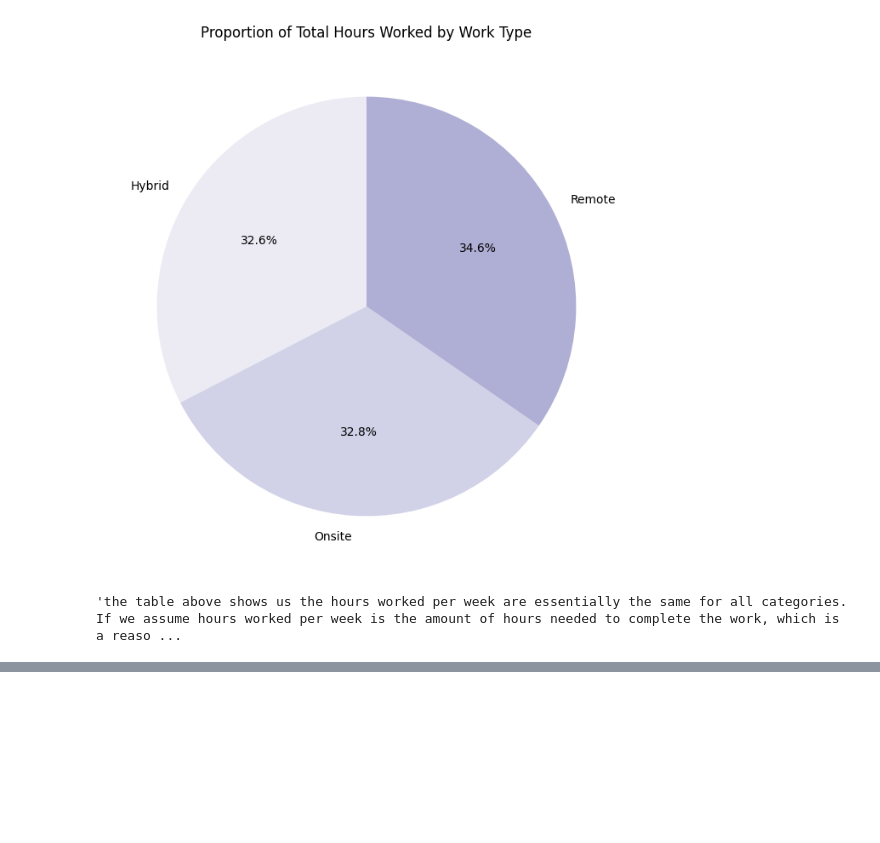
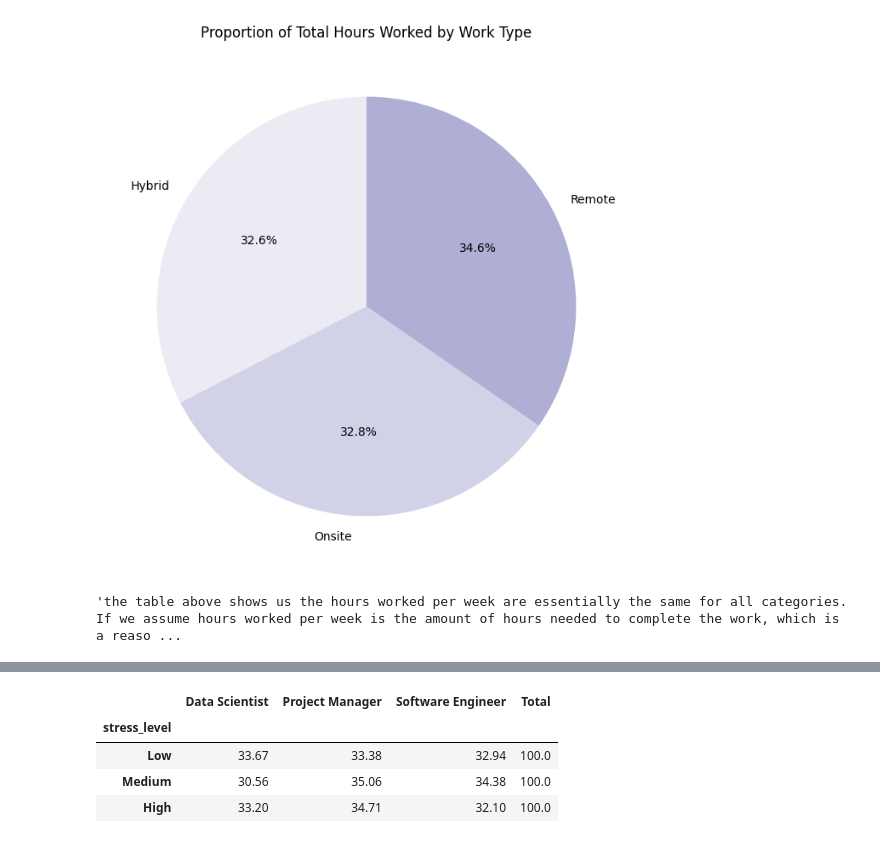
Before and after one commit to najafriederike/first_project, a Jupyter notebook: notebooks/main_lab.ipynb, the cells around one changed output, grey strips where cells are left out. Saved outputs shown, nothing was run; the diff lists cells and outputs as text; code cells hidden in the pictures; blank space fills up the shorter version.

```diff
--- a/notebooks/main_lab.ipynb
+++ b/notebooks/main_lab.ipynb
@@ -626,0 +403,24 @@ work_type_productivity()
+# %%
+# Creating table to show the distribution of employees working in the three different job types for low, medium and high stress levels
+
+def stress_jobrole_rel(df2_cleaned):
+    """
+    Displaying correlation between stress levels (low, medium, high) and job role (Data Scientist, Project Manager, Software Engineer)
+    """
+    df_stress = df2_cleaned.groupby("stress_level")["job_role"].apply(lambda x: (x.value_counts(normalize=True) * 100))
+    df_stress = df_stress.unstack()
+    row_order = ['Low', 'Medium', 'High']
+    df_stress = df_stress.loc[row_order]
+    df_stress['Total'] = df_stress.sum(axis=1)
+    df_stress = df_stress.round({'Data Scientist':2, 'Project Manager':2, 'Software Engineer':2})
+
+    return df_stress
+
+stress_jobrole_table = stress_jobrole_rel(df2_cleaned)
+stress_jobrole_table
+# %% [output]
+|  | Data Scientist | Project Manager | Software Engineer | Total |
+| stress_level |  |  |  |  |
+| Low | 33.67 | 33.38 | 32.94 | 100.0 |
+| Medium | 30.56 | 35.06 | 34.38 | 100.0 |
+| High | 33.20 | 34.71 | 32.10 | 100.0 |
```
Also changed, not shown: parts of 38 cells of this notebook, 8 other files.
